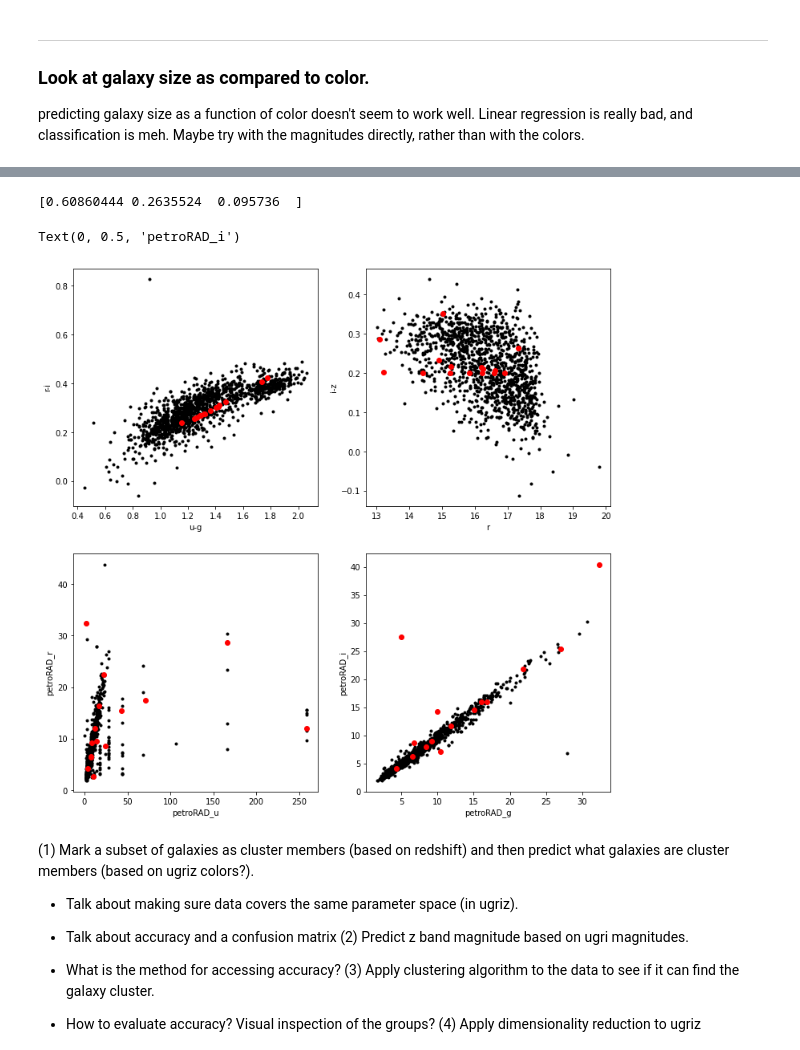
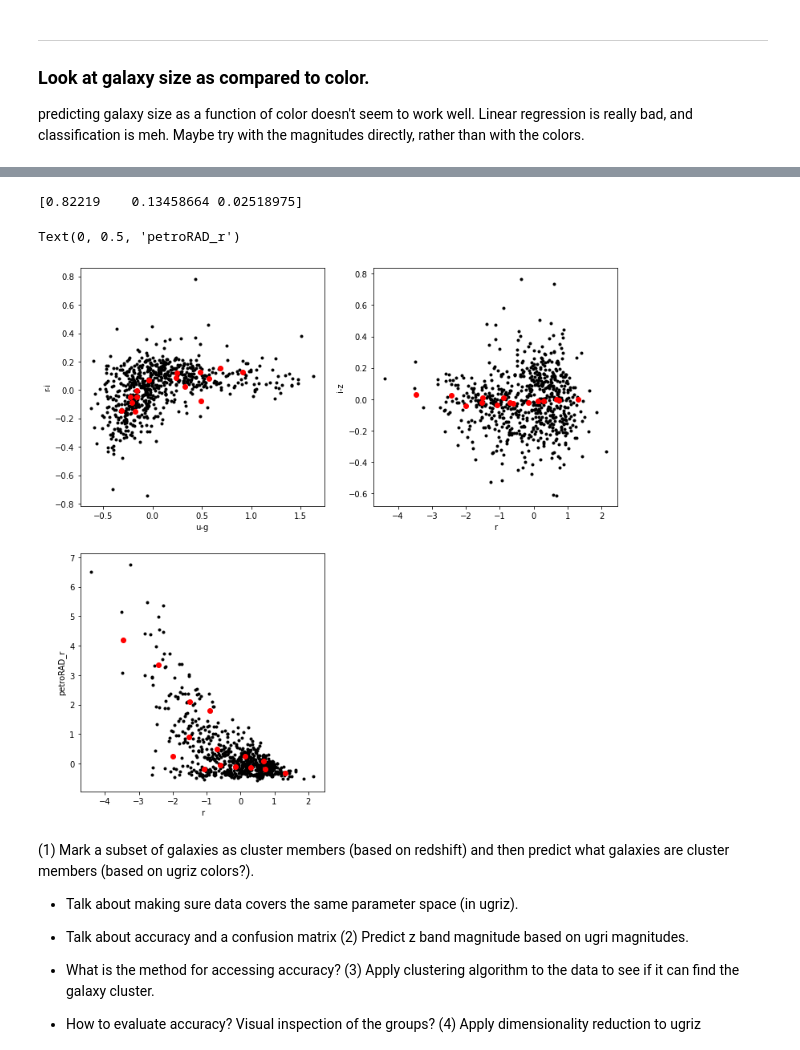
Before and after one commit to kevin-flaherty/Astro211, a Jupyter notebook: Lab8_MachineLearning/MachineLearning.ipynb, the cells around one changed output, grey strips where cells are left out. Drawn from its saved outputs; the diff is of its cells as text; code cells hidden in the pictures.

```diff
--- a/Lab8_MachineLearning/MachineLearning.ipynb
+++ b/Lab8_MachineLearning/MachineLearning.ipynb
@@ -1064,8 +1058,15 @@ Text(0.5, 0, 'petroRAD_z')
 # %%
-df = data.to_pandas()
-df.iloc[:30,:]
+#df = data.to_pandas()
+#df.iloc[:30,:]
 #data2={'u-g':df['modelmag_u']-df['modelmag_g'],'r-i':df['modelmag_r']-df['modelmag_i'],'i-z':df['modelmag_i']-df['modelmag_z'],'z':df['z'],'petroRAD_r':df['petroRAD_r'],'ra':df['ra'],'dec':df['dec']}
-data2 = {'u':df['modelmag_u'],'g':df['modelmag_g'],'r':df['modelmag_r'],'i':df['modelmag_i'],'z':df['modelmag_z'],'petroRAD_g':df['petroRAD_g'],'petroRAD_r':df['petroRAD_r'],'petroRAD_i':df['petroRAD_i'],'petroRAD_z':df['petroRAD_z']}
+data2 = {}
+for key in data.keys():
+    data2[key]=(data[key]-np.median(data[key]))/np.std(data[key])
 df2 = pd.DataFrame(data2)
 df2.iloc[:30,:]
+
+#data2 = {'u':(df['modelmag_u']-np.median(df['modelmag_u']))/np.std(df['modelmag_u']),'g':(df['modelmag_g']-np.median(df['modelmag_g']))/np.std(df['modelmag_g']),'r':(df['modelmag_r']-np.median(df['modelmag_r']))/np.std(df['modelmag_r']),'i':(df['modelmag_i']-np.median(df['modelmag_i']))/np.std(df['modelmag_i']),'z':(df['modelmag_z']-np.median(df['modelmag_z']))/np.std(df['modelmag_z']),'petroRAD_r':(df['petroRAD_r']-np.median(df['petroRAD_r']))/np.std(df['petroRAD_r']),'u-g':(df['modelmag_u']-df['modelmag_g']-np.median(df['modelmag_u']-df['modelmag_g']))/np.std(df['modelmag_u']-df['modelmag_g']),'g-r':(df['modelmag_g']-df['modelmag_r']-np.median(df['modelmag_g']-df['modelmag_r']))/np.std(df['modelmag_g']-df['modelmag_r']),'r-i':(df['modelmag_r']-df['modelmag_i']-np.median(df['modelmag_r']-df['modelmag_i']))/np.std(df['modelmag_r']-df['modelmag_i']),'i-z':(df['modelmag_i']-df['modelmag_z']-np.median(df['modelmag_i']-df['modelmag_z']))/np.std(df['modelmag_i']-df['modelmag_z'])}
+#'petroRAD_g':(df['petroRAD_g']-np.median(df['petroRAD_g']))/np.std(df['petroRAD_g']),'petroRAD_r':(df['petroRAD_r']-np.median(df['petroRAD_r']))/np.std(df['petroRAD_r']),'petroRAD_i':(df['petroRAD_i']-np.median(df['petroRAD_i']))/np.std(df['petroRAD_i']),'petroRAD_z':(df['petroRAD_z']-np.median(df['petroRAD_z']))/np.std(df['petroRAD_z'])}
+#df2 = pd.DataFrame(data2)
+#df2.iloc[:30,:]
 # %% [output]
@@ -1404,48 +1411,48 @@ Text(0, 0.5, 'petroRAD_i')
 model_pca = decomposition.PCA(n_components=3)
 model_pca.fit(X_all2)
 print(model_pca.explained_variance_ratio_)
 
 ### This transforms our training and test sets based on the PCA
 X_all2_scaled = model_pca.transform(X_all2)
 
 X_all2_rec = model_pca.inverse_transform(X_all2_scaled)
 
 model = KMeans(n_clusters=15)
 result = model.fit(X_all2_scaled)
 
 #print(result.cluster_centers_)
 centers_rec = model_pca.inverse_transform(result.cluster_centers_)
 #print(centers_rec)
 #print(df2.head())
 
 plt.figure(figsize=(12,12))
 plt.subplot(2,2,1)
-plt.plot(data2['u']-data2['g'],data2['r']-data2['i'],'.k')
-plt.plot(centers_rec[:,0]-centers_rec[:,1],centers_rec[:,2]-centers_rec[:,3],'or')
+plt.plot(data2['petroMag_u']-data2['petroMag_g'],data2['petroMag_r']-data2['petroMag_i'],'.k')
+plt.plot(centers_rec[:,5]-centers_rec[:,6],centers_rec[:,7]-centers_rec[:,8],'or')
 plt.xlabel('u-g')
 plt.ylabel('r-i')
 
 plt.subplot(2,2,2)
-plt.plot(data2['r'],data2['i']-data2['z'],'.k')
-plt.plot(centers_rec[:,2],centers_rec[:,3]-centers_rec[:,4],'or')
+plt.plot(data2['petroMag_r'],data2['petroMag_i']-data2['petroMag_z'],'.k')
+plt.plot(centers_rec[:,7],centers_rec[:,8]-centers_rec[:,9],'or')
 plt.xlabel('r')
 plt.ylabel('i-z')
 
 plt.subplot(2,2,3)
-plt.plot(data2['petroRAD_u'],data2['petroRAD_r'],'.k')
-plt.plot(centers_rec[:,5],centers_rec[:,6],'or')
-plt.xlabel('petroRAD_u')
+plt.plot(data2['petroMag_r'],data2['petroRAD_r'],'.k')
+plt.plot(centers_rec[:,7],centers_rec[:,15],'or')
+plt.xlabel('r')
 plt.ylabel('petroRAD_r')
 
-plt.subplot(2,2,4)
-plt.plot(data2['petroRAD_g'],data2['petroRAD_i'],'.k')
-plt.plot(centers_rec[:,7],centers_rec[:,8],'or')
-plt.xlabel('petroRAD_g')
-plt.ylabel('petroRAD_i')
+#plt.subplot(2,2,4)
+#plt.plot(data2['petroRAD_g'],data2['petroRAD_i'],'.k')
+#plt.plot(centers_rec[:,7],centers_rec[:,8],'or')
+#plt.xlabel('petroRAD_g')
+#plt.ylabel('petroRAD_i')
 # %% [output]
-[0.60860444 0.2635524  0.095736  ]
+[0.82219    0.13458664 0.02518975]
-Text(0, 0.5, 'petroRAD_i')
+Text(0, 0.5, 'petroRAD_r')
-[figure, old version]
+[figure, new version]
 # %% [markdown]
 (1) Mark a subset of galaxies as cluster members (based on redshift) and then predict what galaxies are cluster members (based on ugriz colors?).
 * Talk about making sure data covers the same parameter space (in ugriz).
```
Also changed, not shown: parts of 36 cells of this notebook, 1 other file.
